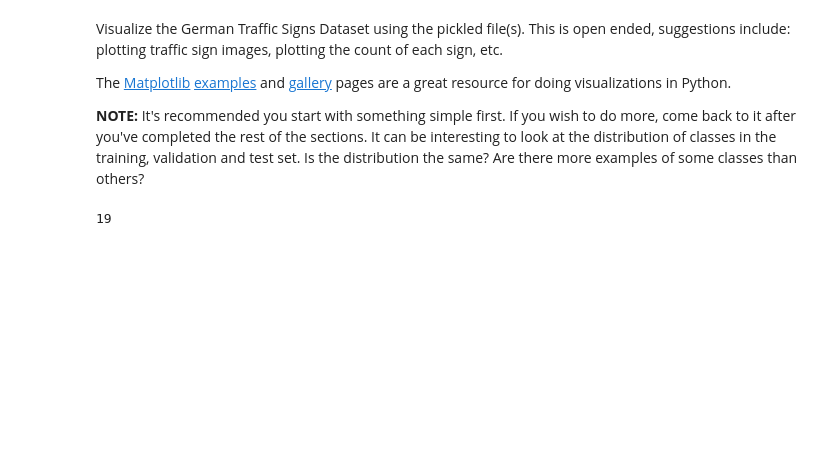
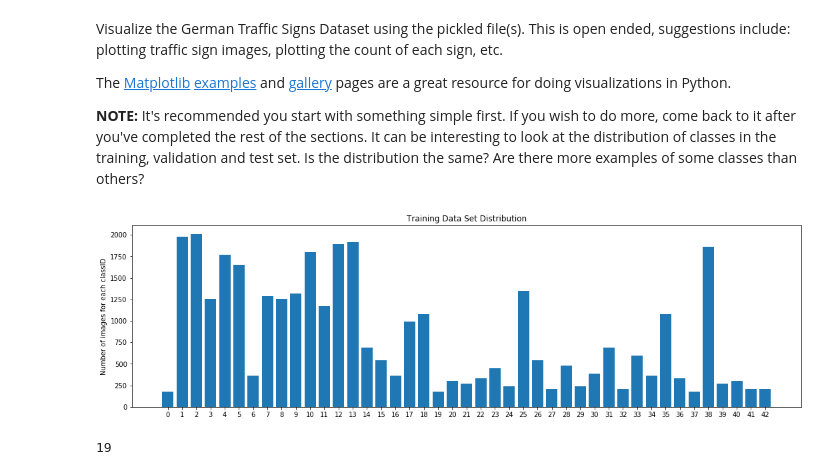
Before and after one commit to Ryan-ZL-Lin/CarND-Traffic-Sign-Classifier-Project, a Jupyter notebook: Traffic_Sign_Classifier.ipynb, the cells around one changed output. Saved outputs shown, nothing was run; the diff lists cells and outputs as text; code cells hidden in the pictures; blank space fills up the shorter version.

```diff
--- a/Traffic_Sign_Classifier.ipynb
+++ b/Traffic_Sign_Classifier.ipynb
@@ -105,6 +105,25 @@ Visualize the German Traffic Signs Dataset using the pickled file(s). This is op
 The [Matplotlib](http://matplotlib.org/) [examples](http://matplotlib.org/examples/index.html) and [gallery](http://matplotlib.org/gallery.html) pages are a great resource for doing visualizations in Python.
 
 **NOTE:** It's recommended you start with something simple first. If you wish to do more, come back to it after you've completed the rest of the sections. It can be interesting to look at the distribution of classes in the training, validation and test set. Is the distribution the same? Are there more examples of some classes than others?
+# %%
+### visualization of the dataset
+import numpy as np
+import matplotlib.pyplot as plt
+unique, counts = np.unique(y_train, return_counts=True)
+#dict(zip(unique, counts))
+
+y_pos = np.arange(n_classes)
+
+#print (unique)
+f, ax = plt.subplots(figsize=(18,5))
+plt.xticks(y_pos, unique)
+plt.bar(range(n_classes), counts, align='center')
+
+plt.ylabel('Number of images for each classID')
+plt.title('Training Data Set Distribution')
+plt.show()
+# %% [output]
+[figure, added]
 # %%
 ### Data exploration visualization code goes here.
 ### Feel free to use as many code cells as needed.
```
Also changed, not shown: 1 other file.
